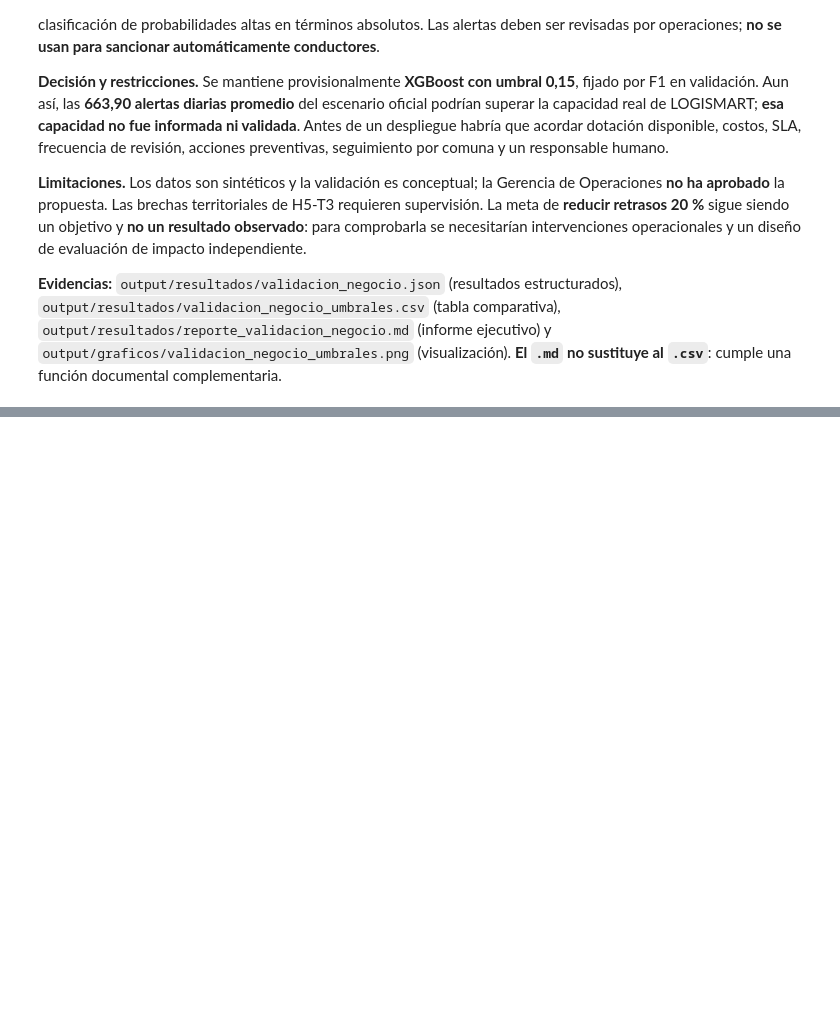
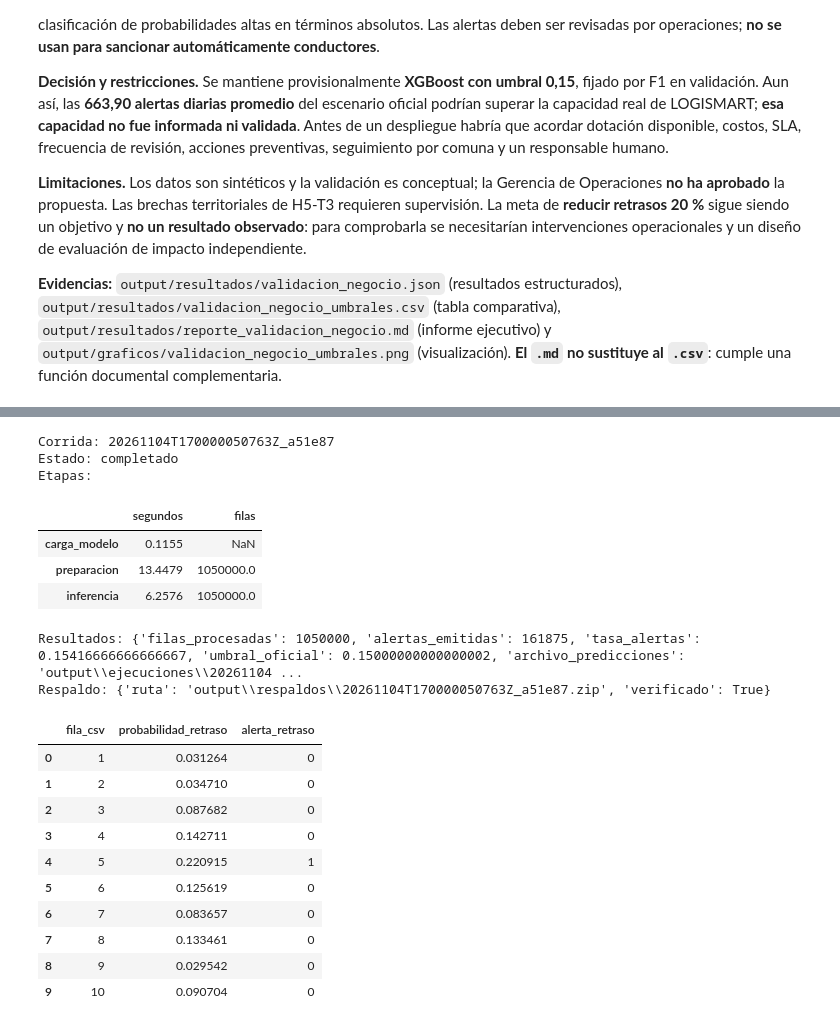
Before and after one commit to carlos31255/EV3_LOGISMART, a Jupyter notebook: notebooks/02_Modelado_LogiSmart.ipynb, the cells around one changed output, grey strips where cells are left out. Cells and saved outputs as stored; diff of their text form; code cells hidden in the pictures; blank space fills up the shorter version.

Commit message:
feat(pipeline): integrar automatizacion y respaldos locales H6-T1

```diff
--- a/notebooks/02_Modelado_LogiSmart.ipynb
+++ b/notebooks/02_Modelado_LogiSmart.ipynb
@@ -737,0 +746,45 @@ Estado de validación gerencial: No realizada; únicamente simulación conceptua
+# %%
+from pathlib import Path
+import json
+import pandas as pd
+from IPython.display import display
+
+raiz_h6t1 = Path.cwd()
+if raiz_h6t1.name == "notebooks":
+    raiz_h6t1 = raiz_h6t1.parent
+registros_h6t1 = sorted((raiz_h6t1 / "output/ejecuciones").glob("*/registro.json"))
+if not registros_h6t1:
+    raise FileNotFoundError("Ejecuta primero: python main.py --proceso automatizar --max-filas-automatizacion 20000")
+ultimo_h6t1 = registros_h6t1[-1]
+registro_h6t1 = json.loads(ultimo_h6t1.read_text(encoding="utf-8"))
+print("Corrida:", registro_h6t1["identificador_ejecucion"])
+print("Estado:", registro_h6t1["estado"])
+print("Etapas:")
+display(pd.DataFrame.from_dict(registro_h6t1.get("etapas", {}), orient="index"))
+if registro_h6t1["estado"] == "completado":
+    print("Resultados:", registro_h6t1["resultados"])
+    print("Respaldo:", registro_h6t1["respaldo"])
+    display(pd.read_csv(ultimo_h6t1.parent / "predicciones.csv", nrows=10))
+else:
+    print("Error registrado:", registro_h6t1.get("error", {}))
+# %% [output]
+Corrida: 20261104T170000050763Z_a51e87
+Estado: completado
+Etapas:
+|  | segundos | filas |
+| carga_modelo | 0.1155 | NaN |
+| preparacion | 13.4479 | 1050000.0 |
+| inferencia | 6.2576 | 1050000.0 |
+Resultados: {'filas_procesadas': 1050000, 'alertas_emitidas': 161875, 'tasa_alertas': 0.15416666666666667, 'umbral_oficial': 0.15000000000000002, 'archivo_predicciones': 'output\\ejecuciones\\20261104 ...
+Respaldo: {'ruta': 'output\\respaldos\\20261104T170000050763Z_a51e87.zip', 'verificado': True}
+|  | fila_csv | probabilidad_retraso | alerta_retraso |
+| 0 | 1 | 0.031264 | 0 |
+| 1 | 2 | 0.034710 | 0 |
+| 2 | 3 | 0.087682 | 0 |
+| 3 | 4 | 0.142711 | 0 |
+| 4 | 5 | 0.220915 | 1 |
+| 5 | 6 | 0.125619 | 0 |
+| 6 | 7 | 0.083657 | 0 |
+| 7 | 8 | 0.133461 | 0 |
+| 8 | 9 | 0.029542 | 0 |
+| 9 | 10 | 0.090704 | 0 |
```
Also changed, not shown: parts of 2 cells of this notebook, 8 other files.
